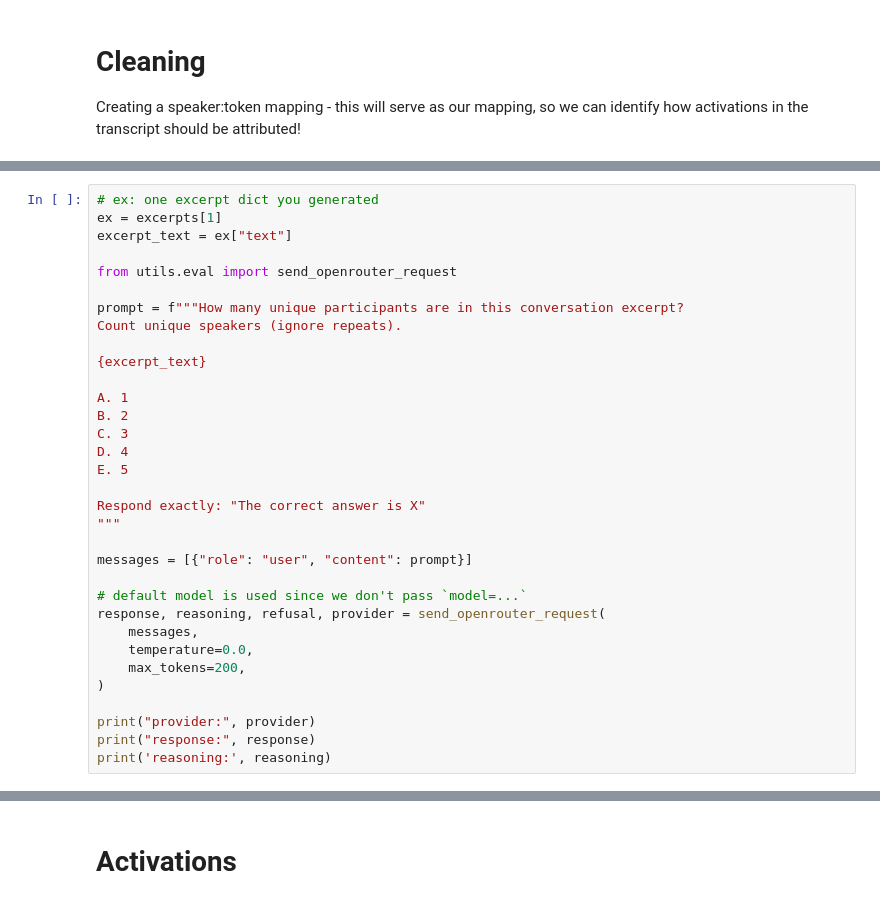
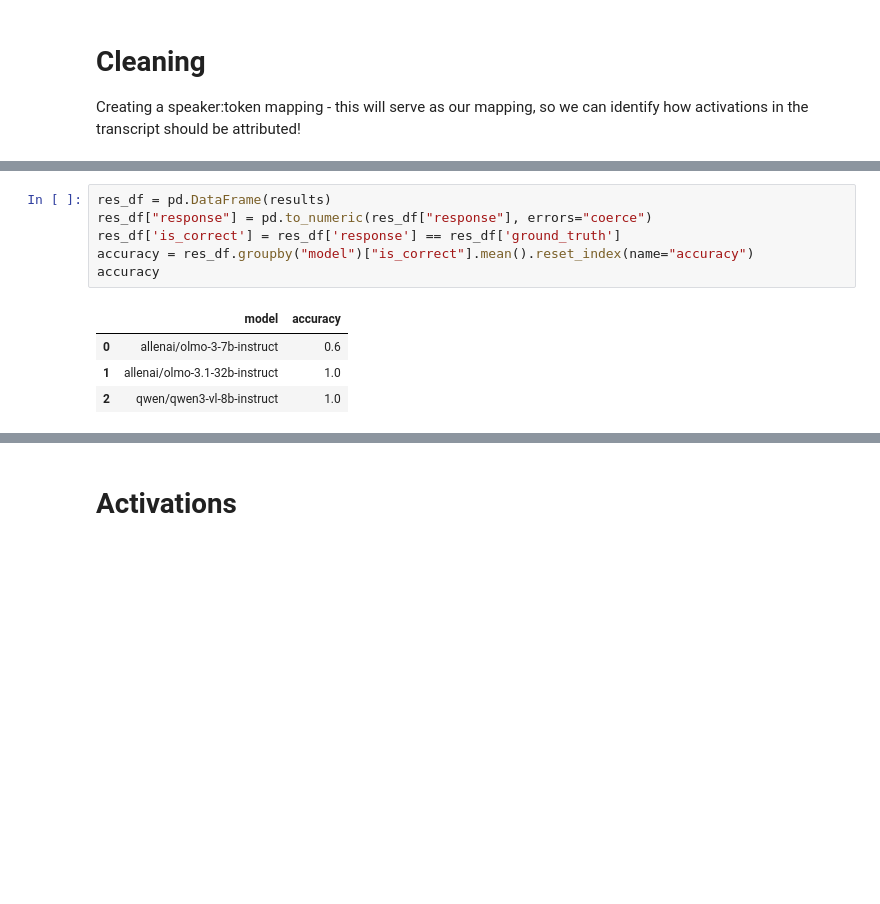
Before and after one commit to certainforest/role-representation, a Jupyter notebook: speaker-tracking/scripts/01_eda.ipynb, the cells around one changed output, grey strips where cells are left out. Cells and saved outputs as stored; diff of their text form; blank space fills up the shorter version.

```diff
--- a/speaker-tracking/scripts/01_eda.ipynb
+++ b/speaker-tracking/scripts/01_eda.ipynb
@@ -154,33 +161,0 @@ test
-# %%
-# ex: one excerpt dict you generated
-ex = excerpts[1]
-excerpt_text = ex["text"]
-
-from utils.eval import send_openrouter_request
-
-prompt = f"""How many unique participants are in this conversation excerpt?
-Count unique speakers (ignore repeats).
-
-{excerpt_text}
-
-A. 1
-B. 2
-C. 3
-D. 4
-E. 5
-
-Respond exactly: "The correct answer is X"
-"""
-
-messages = [{"role": "user", "content": prompt}]
-
-# default model is used since we don't pass `model=...`
-response, reasoning, refusal, provider = send_openrouter_request(
-    messages,
-    temperature=0.0,
-    max_tokens=200,
-)
-
-print("provider:", provider)
-print("response:", response)
-print('reasoning:', reasoning)
@@ -198,3 +245,14 @@ I'm now carefully examining the user's explicit instructions, specifically the f
+# %%
+res_df = pd.DataFrame(results)
+res_df["response"] = pd.to_numeric(res_df["response"], errors="coerce")
+res_df['is_correct'] = res_df['response'] == res_df['ground_truth']
+accuracy = res_df.groupby("model")["is_correct"].mean().reset_index(name="accuracy")
+accuracy
+# %% [output]
+|  | model | accuracy |
+| 0 | allenai/olmo-3-7b-instruct | 0.6 |
+| 1 | allenai/olmo-3.1-32b-instruct | 1.0 |
+| 2 | qwen/qwen3-vl-8b-instruct | 1.0 |
 # %%
 text = f'''How many truly unique participants are in this conversation - there can be duplicates, you'll be asked to answer a multiple choice question:
 
```
Also changed, not shown: parts of 21 cells of this notebook, 5 other files.
